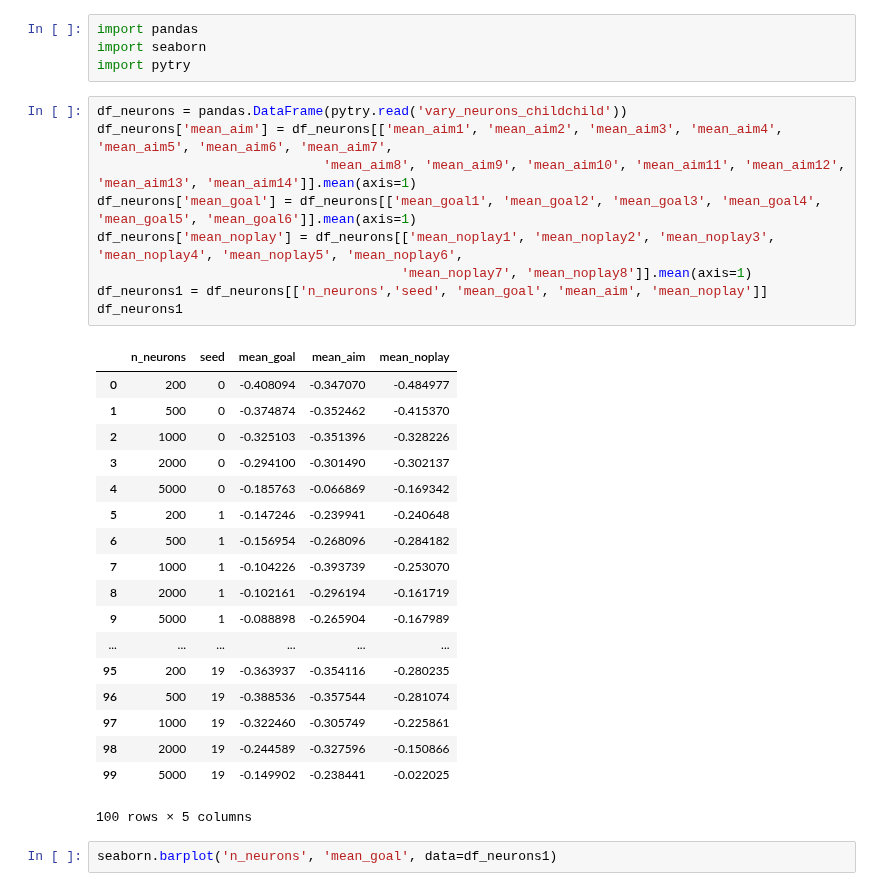
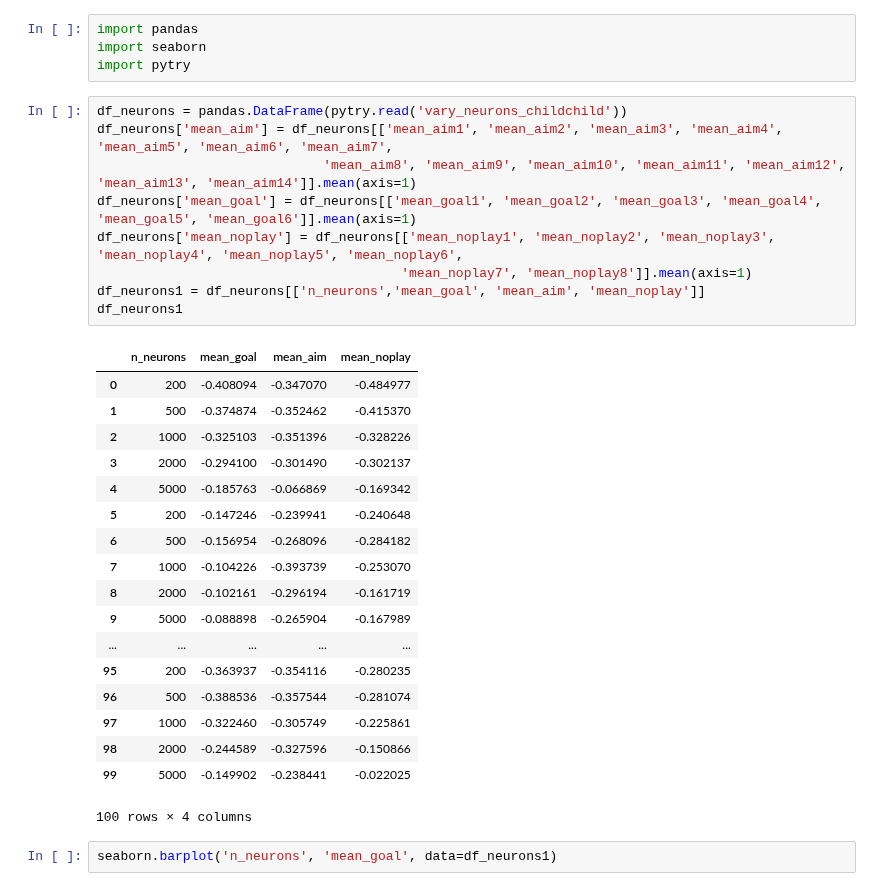
Before and after one commit to maddybartlett/NEN001, a Jupyter notebook: Plots.ipynb, the cells around one changed output. Saved outputs shown, nothing was run; the diff lists cells and outputs as text.

```diff
--- a/Plots.ipynb
+++ b/Plots.ipynb
@@ -5,31 +5,31 @@ import pytry
 # %%
 df_neurons = pandas.DataFrame(pytry.read('vary_neurons_childchild'))
 df_neurons['mean_aim'] = df_neurons[['mean_aim1', 'mean_aim2', 'mean_aim3', 'mean_aim4', 'mean_aim5', 'mean_aim6', 'mean_aim7',
                              'mean_aim8', 'mean_aim9', 'mean_aim10', 'mean_aim11', 'mean_aim12', 'mean_aim13', 'mean_aim14']].mean(axis=1)
 df_neurons['mean_goal'] = df_neurons[['mean_goal1', 'mean_goal2', 'mean_goal3', 'mean_goal4', 'mean_goal5', 'mean_goal6']].mean(axis=1)
 df_neurons['mean_noplay'] = df_neurons[['mean_noplay1', 'mean_noplay2', 'mean_noplay3', 'mean_noplay4', 'mean_noplay5', 'mean_noplay6',
                                        'mean_noplay7', 'mean_noplay8']].mean(axis=1)
-df_neurons1 = df_neurons[['n_neurons','seed', 'mean_goal', 'mean_aim', 'mean_noplay']]
+df_neurons1 = df_neurons[['n_neurons','mean_goal', 'mean_aim', 'mean_noplay']]
 df_neurons1
 # %% [output]
-|  | n_neurons | seed | mean_goal | mean_aim | mean_noplay |
-| 0 | 200 | 0 | -0.408094 | -0.347070 | -0.484977 |
-| 1 | 500 | 0 | -0.374874 | -0.352462 | -0.415370 |
-| 2 | 1000 | 0 | -0.325103 | -0.351396 | -0.328226 |
-| 3 | 2000 | 0 | -0.294100 | -0.301490 | -0.302137 |
-| 4 | 5000 | 0 | -0.185763 | -0.066869 | -0.169342 |
-| 5 | 200 | 1 | -0.147246 | -0.239941 | -0.240648 |
-| 6 | 500 | 1 | -0.156954 | -0.268096 | -0.284182 |
-| 7 | 1000 | 1 | -0.104226 | -0.393739 | -0.253070 |
-| 8 | 2000 | 1 | -0.102161 | -0.296194 | -0.161719 |
-| 9 | 5000 | 1 | -0.088898 | -0.265904 | -0.167989 |
-| ... | ... | ... | ... | ... | ... |
-| 95 | 200 | 19 | -0.363937 | -0.354116 | -0.280235 |
-| 96 | 500 | 19 | -0.388536 | -0.357544 | -0.281074 |
-| 97 | 1000 | 19 | -0.322460 | -0.305749 | -0.225861 |
-| 98 | 2000 | 19 | -0.244589 | -0.327596 | -0.150866 |
-| 99 | 5000 | 19 | -0.149902 | -0.238441 | -0.022025 |
+|  | n_neurons | mean_goal | mean_aim | mean_noplay |
+| 0 | 200 | -0.408094 | -0.347070 | -0.484977 |
+| 1 | 500 | -0.374874 | -0.352462 | -0.415370 |
+| 2 | 1000 | -0.325103 | -0.351396 | -0.328226 |
+| 3 | 2000 | -0.294100 | -0.301490 | -0.302137 |
+| 4 | 5000 | -0.185763 | -0.066869 | -0.169342 |
+| 5 | 200 | -0.147246 | -0.239941 | -0.240648 |
+| 6 | 500 | -0.156954 | -0.268096 | -0.284182 |
+| 7 | 1000 | -0.104226 | -0.393739 | -0.253070 |
+| 8 | 2000 | -0.102161 | -0.296194 | -0.161719 |
+| 9 | 5000 | -0.088898 | -0.265904 | -0.167989 |
+| ... | ... | ... | ... | ... |
+| 95 | 200 | -0.363937 | -0.354116 | -0.280235 |
+| 96 | 500 | -0.388536 | -0.357544 | -0.281074 |
+| 97 | 1000 | -0.322460 | -0.305749 | -0.225861 |
+| 98 | 2000 | -0.244589 | -0.327596 | -0.150866 |
+| 99 | 5000 | -0.149902 | -0.238441 | -0.022025 |
-100 rows × 5 columns
+100 rows × 4 columns
 # %%
 seaborn.barplot('n_neurons', 'mean_goal', data=df_neurons1)
 # %% [output]
```
Also changed, not shown: parts of 3 cells of this notebook.
